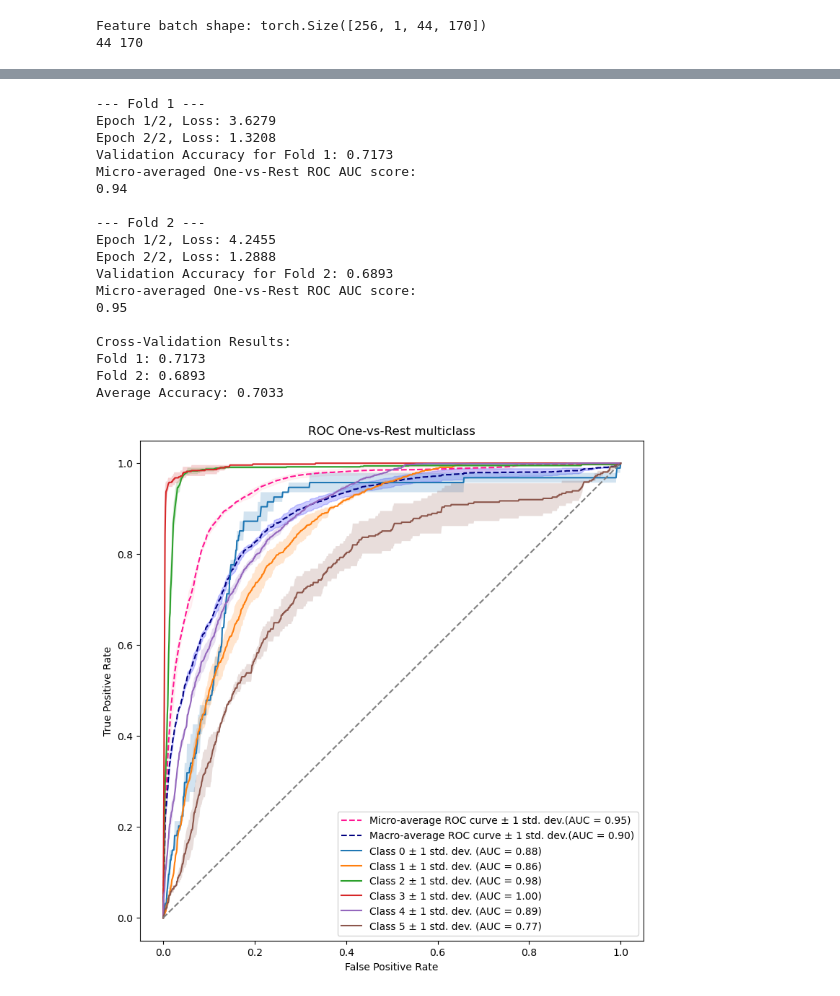
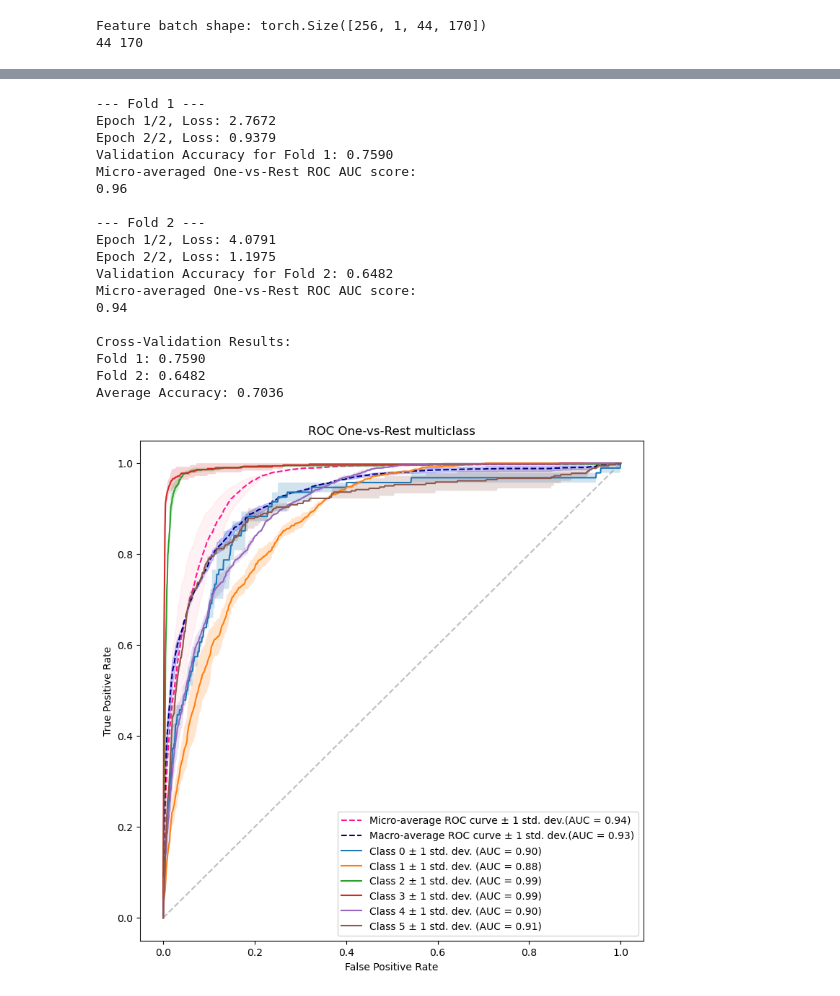
Before and after one commit to lgies23/GooseVocalizations---Thesis-code, a Jupyter notebook: classify_call_types.ipynb, the cells around one changed output, grey strips where cells are left out. Saved outputs shown, nothing was run; the diff lists cells and outputs as text; code cells hidden in the pictures.

```diff
--- a/classify_call_types.ipynb
+++ b/classify_call_types.ipynb
@@ -171,17 +171,18 @@ def test_model(model, test_dl, device):
         for inputs, labels in test_dl:
             inputs, labels = inputs.to(device), labels.to(device)
 
-            # get model outputs
             outputs = model(inputs)
             probs = torch.softmax(outputs, dim=1)  # Convert logits to probabilities
 
-            # get predicted class (index with max probability)
             _, predicted = torch.max(outputs, 1)
 
-            # append
-            true_labels.extend(labels.cpu().numpy())
-            predicted_labels.extend(predicted.cpu().numpy())
-            all_probs.extend(probs.cpu().numpy())
+            true_labels.append(labels.cpu().numpy())
+            predicted_labels.append(predicted.cpu().numpy())
+            all_probs.append(probs.cpu().numpy())
+
+    true_labels = np.concatenate(true_labels, axis=0)
+    predicted_labels = np.concatenate(predicted_labels, axis=0)
+    all_probs = np.concatenate(all_probs, axis=0)
 
     return true_labels, predicted_labels, all_probs
 # %%
@@ -696,6 +697,7 @@ calls_df['log_padded_lfccs_scaled'] = list(lfccs_scaled)
 # %%
 class LFCCDataset(Dataset):
     def __init__(self, df):
+        self.df = calls_df
         self.features = np.array(df['log_padded_lfccs_scaled'].tolist(), dtype=np.float32)  # Shape: (n_samples, 16, 215)
         self.labels = np.array(df['encoded_call_type'], dtype=np.int64)  # Shape: (n_samples,)
 
@@ -703,10 +705,9 @@ class LFCCDataset(Dataset):
         return len(self.features)
 
     def __getitem__(self, idx):
-        x = self.features[idx]
-        y = self.labels[idx]
+        x = torch.from_numpy(self.df.iloc[idx]["log_padded_lfccs_scaled"]).to(torch.float32).to(device)
         x = x[np.newaxis, ...] # Add channel dimension -> Shape: (1, 16, 215)
-        return torch.tensor(x), torch.tensor(y)
+        return x, self.df.iloc[idx]["encoded_call_type"]
 
 ds_lfcc = LFCCDataset(calls_df)
 
@@ -803,14 +804,12 @@ calls_df['log_padded_spectrogram_scaled'] = list(specs_scaled)
 class SpecDataset(Dataset):
     def __init__(self, df):
         self.df = calls_df
-        self.features = np.array(df['log_padded_spectrogram_scaled'].tolist(), dtype=np.float32)  # Shape: (n_samples, 16, 215)
-        self.labels = np.array(df['encoded_call_type'], dtype=np.int64)  # Shape: (n_samples,)
 
     def __len__(self):
         return len(self.df)
 
     def __getitem__(self, idx):
-        x = torch.from_numpy(self.df.iloc[idx]["log_padded_spectrogram"]).to(torch.float32).to(device)
+        x = torch.from_numpy(self.df.iloc[idx]["log_padded_spectrogram_scaled"]).to(torch.float32).to(device) # Shape: (n_samples, 16, 215)
         x = x[np.newaxis, ...] # Add channel dimension -> Shape: (1, 16, 215)
         return x, self.df.iloc[idx]["encoded_call_type"]
 
@@ -894,24 +893,24 @@ weighted avg       0.77      0.79      0.77       949
 # %%
-cross_validate(ds_spec, SpecCNN, device, batch_size=BATCH_SIZE, learning_rate=LEARNING_RATE, n_splits=2, n_epochs=15, n_classes=6)
+cross_validate(ds_spec, SpecCNN, device, batch_size=BATCH_SIZE, learning_rate=LEARNING_RATE, n_splits=2, n_epochs=2, n_classes=6)
 #bootstrap_model(ds_spec, SpecCNN, device, batch_size=BATCH_SIZE, learning_rate=LEARNING_RATE, n_epochs=15, num_classes=6)
 # %% [output]
 --- Fold 1 ---
-Epoch 1/2, Loss: 3.6279
-Epoch 2/2, Loss: 1.3208
-Validation Accuracy for Fold 1: 0.7173
+Epoch 1/2, Loss: 2.7672
+Epoch 2/2, Loss: 0.9379
+Validation Accuracy for Fold 1: 0.7590
+Micro-averaged One-vs-Rest ROC AUC score:
+0.96
+
+--- Fold 2 ---
+Epoch 1/2, Loss: 4.0791
+Epoch 2/2, Loss: 1.1975
+Validation Accuracy for Fold 2: 0.6482
 Micro-averaged One-vs-Rest ROC AUC score:
 0.94
 
---- Fold 2 ---
-Epoch 1/2, Loss: 4.2455
-Epoch 2/2, Loss: 1.2888
-Validation Accuracy for Fold 2: 0.6893
-Micro-averaged One-vs-Rest ROC AUC score:
-0.95
-
 Cross-Validation Results:
-Fold 1: 0.7173
-Fold 2: 0.6893
-Average Accuracy: 0.7033
+Fold 1: 0.7590
+Fold 2: 0.6482
+Average Accuracy: 0.7036
-[figure, old version]
+[figure, new version]
 # %%
```
Also changed, not shown: parts of 8 cells of this notebook.
